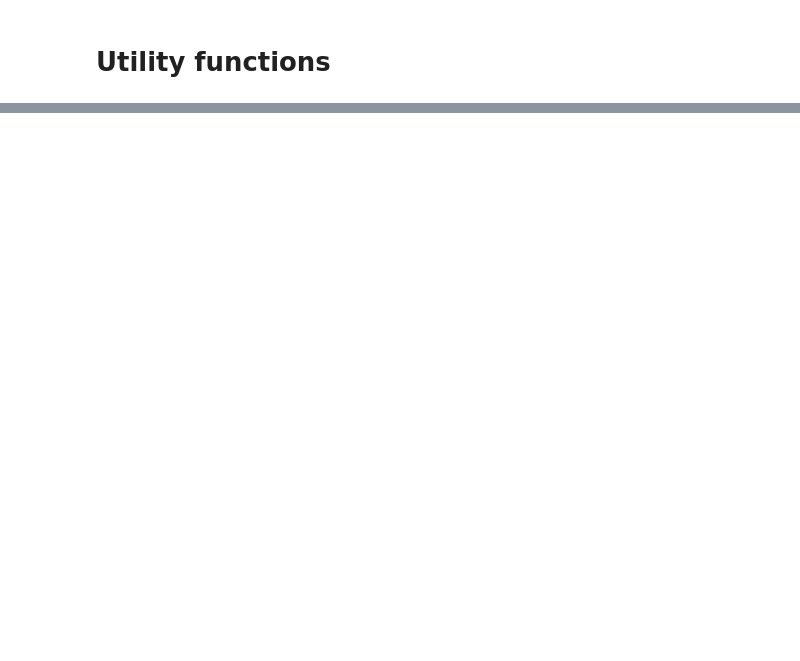
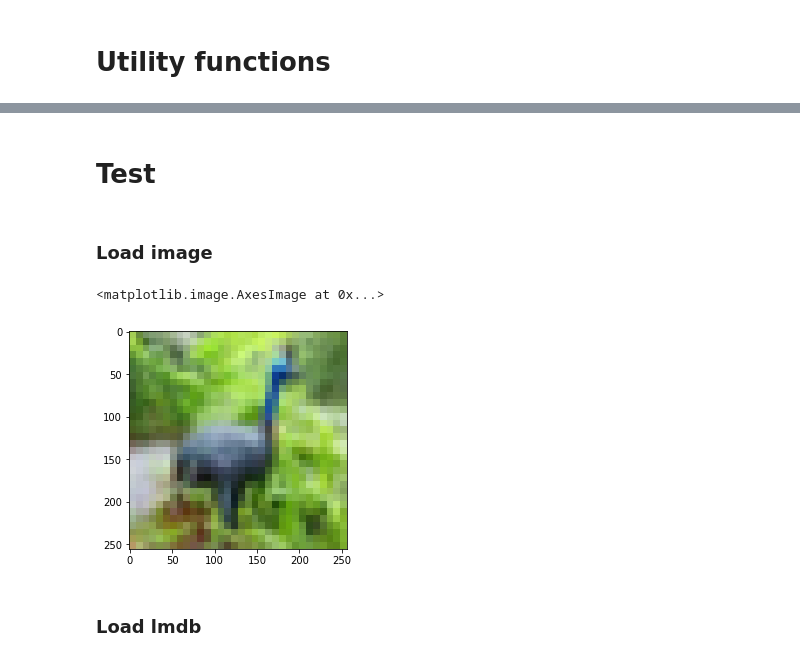
Before and after one commit to justinblaber/test_fast_loading, a Jupyter notebook: create_data.ipynb, the cells around one changed output, grey strips where cells are left out. Saved outputs shown, nothing was run; the diff lists cells and outputs as text; code cells hidden in the pictures; blank space fills up the shorter version.

```diff
--- a/create_data.ipynb
+++ b/create_data.ipynb
@@ -261,0 +202,44 @@ np.roll??
+# %%
+path_hdf5 = path_data/'medium_hdf5'
+path_hdf5.mkdir(exist_ok=True)
+
+imgs_med = np.zeros((imgs.shape[0], 256, 256, imgs.shape[3]), dtype=np.uint8)
+for idx, img in enumerate(imgs):
+    imgs_med[idx] = imresize(img, (256, 256))
+
+with h5py.File(path_hdf5/'data.hdf5', 'w') as f:
+    f.create_dataset('data', imgs_med.shape, imgs_med.dtype, data=imgs_med)
+
+del imgs_med
+
+(pd.DataFrame({'label': labels,
+               'filename': [Path(f.decode('utf-8')).stem for f in filenames]})
+ .to_csv(path_hdf5/'meta.csv', index_label='idx'))
+# %% [markdown]
+# Test
+# %%
+filename = 'cassowary_s_001300'
+label = '2'
+size = 'medium'
+# %% [markdown]
+### Load image
+# %%
+def _open_path(path_img):
+    if path_img.suffix == '.raw':
+        img = np.fromfile(path_img, dtype='uint8')
+        sz = int(np.sqrt(img.size/3))
+        img = Image.fromarray(img.reshape(sz, sz, 3))
+    else:
+        img = Image.open(path_img)
+
+    return img
+# %%
+ext = 'png'
+# %%
+path_file = path_data/(size + '_imgs')/ext/label/(filename + '.' + ext)
+plt.imshow(_open_path(path_file))
+# %% [output]
+<matplotlib.image.AxesImage at 0x...>
+[figure, added]
+# %% [markdown]
+### Load lmdb
```
Also changed, not shown: parts of 73 cells of this notebook.
